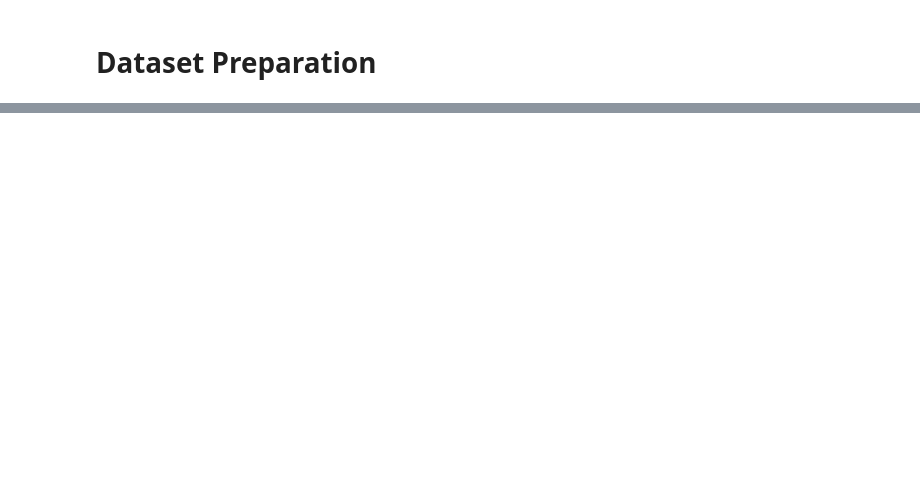
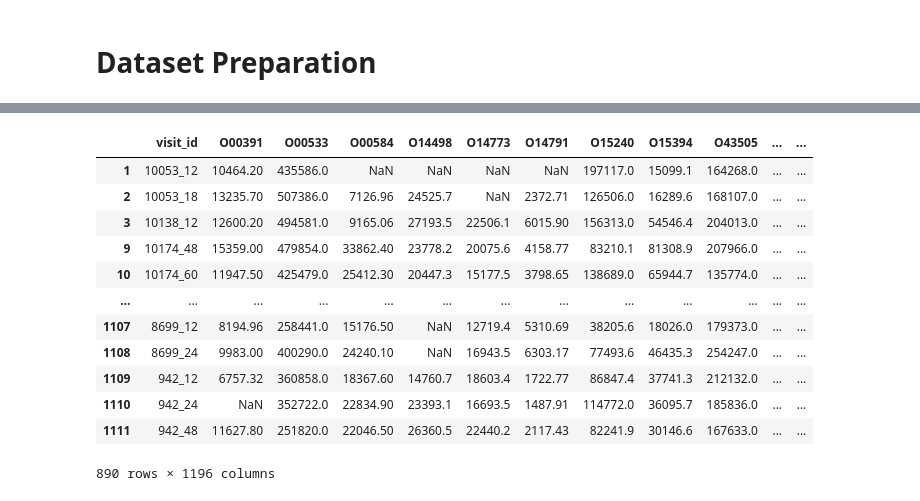
Before and after one commit to jaytonde/AMP--Parkinson-s-Disease-Progression-Prediction, a Jupyter notebook: pd-jdt.ipynb, the cells around one changed output, grey strips where cells are left out. Cells and saved outputs as stored; diff of their text form; code cells hidden in the pictures; blank space fills up the shorter version.

```diff
--- a/pd-jdt.ipynb
+++ b/pd-jdt.ipynb
@@ -72,18 +97,24 @@ plt.show()
 # %%
 def prepare_dataset(train_proteins, train_peptides):
 
-    #grouping proteins based on visit_id and UniProt as same protein can come multiple time in visit
+    #Grouping proteins based on visit_id and UniProt as same protein can come multiple time in visit
     df_protein_grp = train_proteins.groupby(['visit_id','UniProt'])['NPX'].mean().reset_index()
 
-    #grouping proteins based on visit_id and UniProt as same protein can come multiple time in visit
+    #Grouping peptides based on visit_id and UniProt as same protein can come multiple time in visit
     df_peptide_grp = train_peptides.groupby(['visit_id','Peptide'])['PeptideAbundance'].mean().reset_index()
 
-    # Step 2: Pivoting
+    #changing structure of data as rows will be unique visit_id and columns will
+    #be protein_id and value will be NPX for that visit(row) for column(protein)
     df_protein = df_protein_grp.pivot(index='visit_id',columns = 'UniProt', values = 'NPX').rename_axis(columns=None).reset_index()
+
+    #changing structure of data as rows will be unique visit_id and columns will
+    #be peptide_id and value will be Peptide Abundence for that visit(row) for column(peptide)
     df_peptide = df_peptide_grp.pivot(index='visit_id',columns = 'Peptide', values = 'PeptideAbundance').rename_axis(columns=None).reset_index()
 
-    # Step 3: Merging
-    pro_pep_df = df_protein.merge(df_peptide, on = ['visit_id'], how = 'left')
+    print(df_protein.shape)
+    print(df_peptide.shape)
+    #Merging above two dataframes
+    merged_df = df_protein.merge(df_peptide, on = ['visit_id'], how = 'left')
 
-    return pro_pep_df
+    return merged_df
 # %%
@@ -106,0 +154,22 @@ pro_pep_df
+# %%
+def split_dataset(dataset, test_ratio=0.20):
+  test_indices = np.random.rand(len(dataset)) < test_ratio
+  return dataset[~test_indices], dataset[test_indices]
+# %%
+train,test=split_dataset(data_df)
+# %%
+train
+# %% [output]
+|  | visit_id | O00391 | O00533 | O00584 | O14498 | O14773 | O14791 | O15240 | O15394 | O43505 | ... | ... |
+| 1 | 10053_12 | 10464.20 | 435586.0 | NaN | NaN | NaN | NaN | 197117.0 | 15099.1 | 164268.0 | ... | ... |
+| 2 | 10053_18 | 13235.70 | 507386.0 | 7126.96 | 24525.7 | NaN | 2372.71 | 126506.0 | 16289.6 | 168107.0 | ... | ... |
+| 3 | 10138_12 | 12600.20 | 494581.0 | 9165.06 | 27193.5 | 22506.1 | 6015.90 | 156313.0 | 54546.4 | 204013.0 | ... | ... |
+| 9 | 10174_48 | 15359.00 | 479854.0 | 33862.40 | 23778.2 | 20075.6 | 4158.77 | 83210.1 | 81308.9 | 207966.0 | ... | ... |
+| 10 | 10174_60 | 11947.50 | 425479.0 | 25412.30 | 20447.3 | 15177.5 | 3798.65 | 138689.0 | 65944.7 | 135774.0 | ... | ... |
+| ... | ... | ... | ... | ... | ... | ... | ... | ... | ... | ... | ... | ... |
+| 1107 | 8699_12 | 8194.96 | 258441.0 | 15176.50 | NaN | 12719.4 | 5310.69 | 38205.6 | 18026.0 | 179373.0 | ... | ... |
+| 1108 | 8699_24 | 9983.00 | 400290.0 | 24240.10 | NaN | 16943.5 | 6303.17 | 77493.6 | 46435.3 | 254247.0 | ... | ... |
+| 1109 | 942_12 | 6757.32 | 360858.0 | 18367.60 | 14760.7 | 18603.4 | 1722.77 | 86847.4 | 37741.3 | 212132.0 | ... | ... |
+| 1110 | 942_24 | NaN | 352722.0 | 22834.90 | 23393.1 | 16693.5 | 1487.91 | 114772.0 | 36095.7 | 185836.0 | ... | ... |
+| 1111 | 942_48 | 11627.80 | 251820.0 | 22046.50 | 26360.5 | 22440.2 | 2117.43 | 82241.9 | 30146.6 | 167633.0 | ... | ... |
+890 rows × 1196 columns
```
Also changed, not shown: parts of 8 cells of this notebook.
